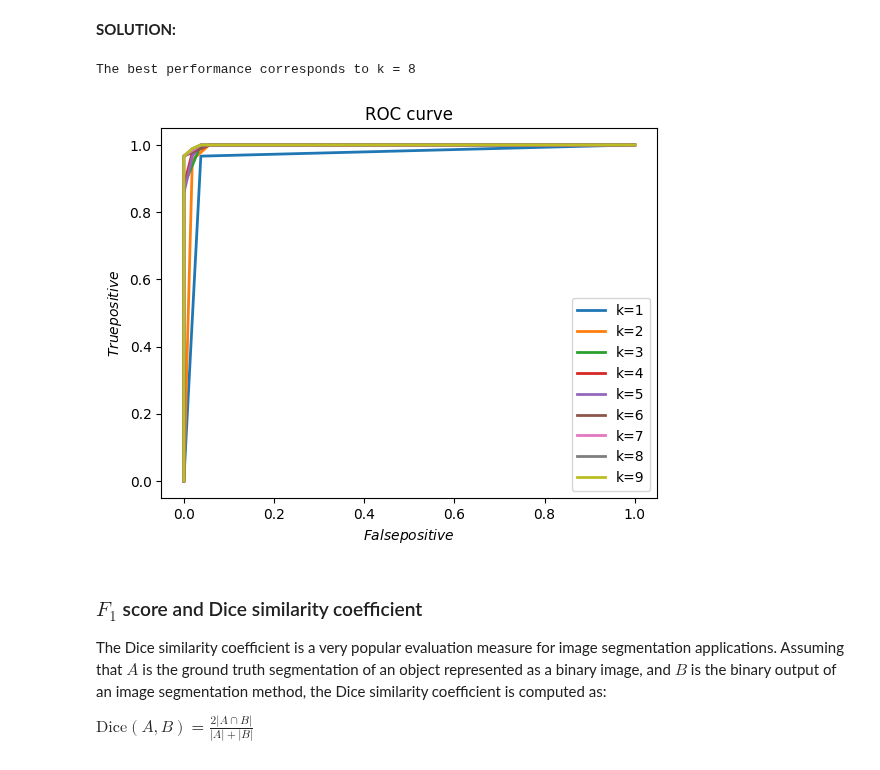
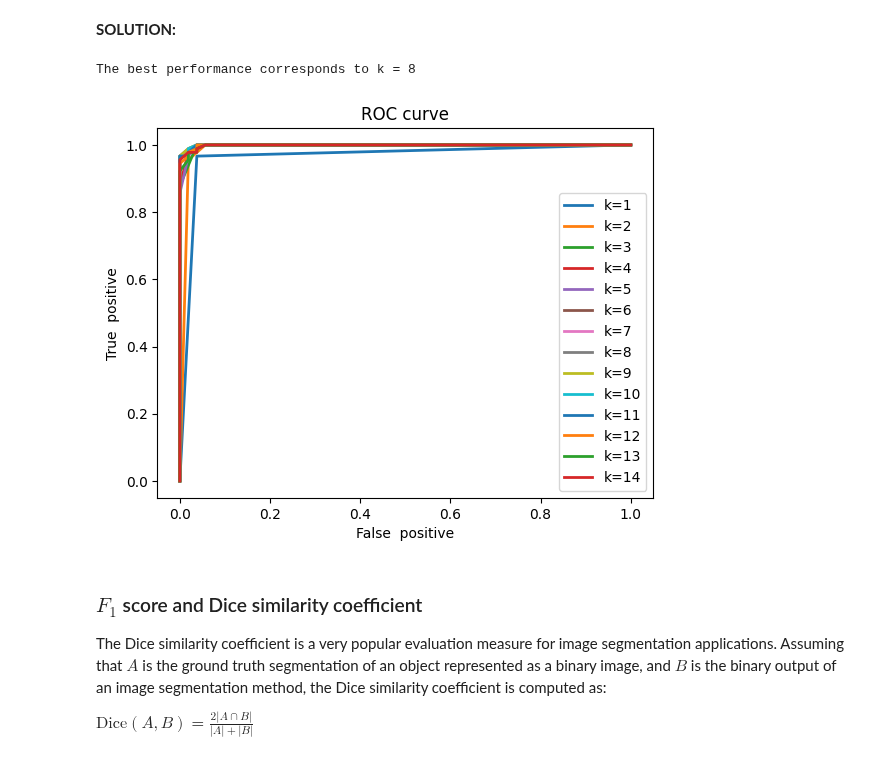
Before and after one commit to YLaret/8dm50-machine-learning, a Jupyter notebook: practicals/week_2.ipynb, the cells around one changed output. Saved outputs shown, nothing was run; the diff lists cells and outputs as text; code cells hidden in the pictures.

```diff
--- a/practicals/week_2.ipynb
+++ b/practicals/week_2.ipynb
@@ -347,48 +346,47 @@ y = breast_cancer.target
 # Split the data into  train and test
 X_train, X_test, y_train, y_test = train_test_split(X, y, stratify=y, random_state=40)
 
-
 AreaL=[] # List to store the AUC for different k
 
 #  Train and evaluate the performance for a range of k values
 k1=1
-k2=10
+k2=15
 for k in range(k1,k2):
     # Initialize scaler and k-NN classifier
     scaler = StandardScaler()
     knn = neighbors.KNeighborsClassifier(n_neighbors=k)
 
     model = Pipeline([
                     ("scaler", scaler),
                     ("knn", knn)
                     ])
 
     # Train the model using the training dataset
     model.fit(X_train, y_train)
 
     # Predict probabilities for the positive class
     y_scores = model.predict_proba(X_test)[:, 1]
 
     # ROC curve
     fpr, tpr, thresholds = metrics.roc_curve(y_test, y_scores)
+
     # Plot ROC curve for current k
     plt.plot(fpr, tpr, lw=2, label=f"k={k}")
     plt.title('ROC curve')
-    plt.xlabel('$False  positive$')
-    plt.ylabel('$True  positive$')
+    plt.xlabel('False  positive')
+    plt.ylabel('True  positive')
     plt.legend(loc='lower right')
 
-# Calculate the AUC for current k
+    # Calculate the AUC for current k
     area=roc_auc_score(y_test, y_scores)
     AreaL.append(area)
-
 
 best_index=AreaL.index(max(AreaL))
 best_k =k1 + best_index
 print("The best performance corresponds to k =",best_k)
 # %% [output]
 The best performance corresponds to k = 8
-[figure, old version]
+[figure, new version]
 # %% [markdown]
 ### $F_1$ score and Dice similarity coefficient
 
```
Also changed, not shown: parts of 2 cells of this notebook.
